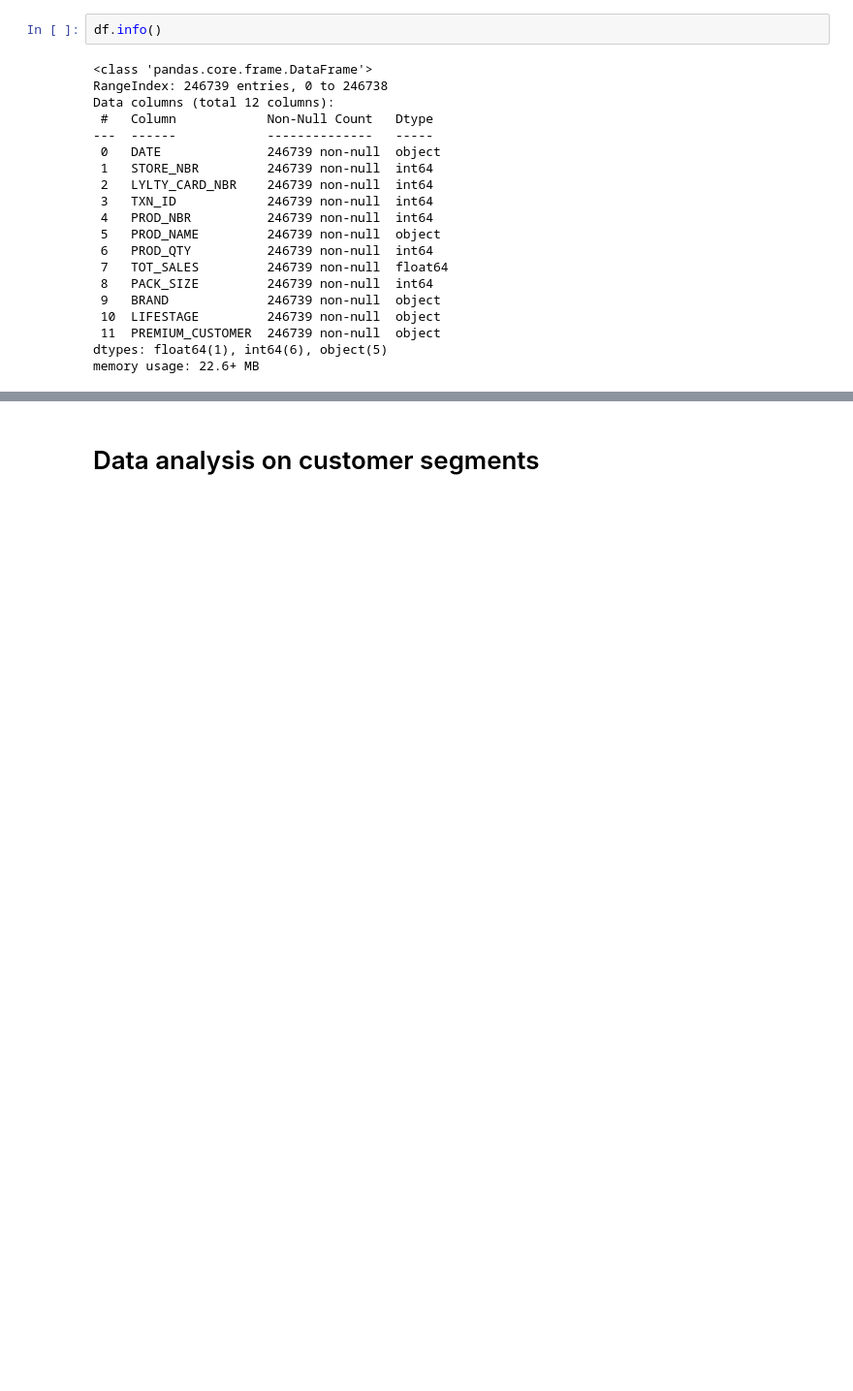
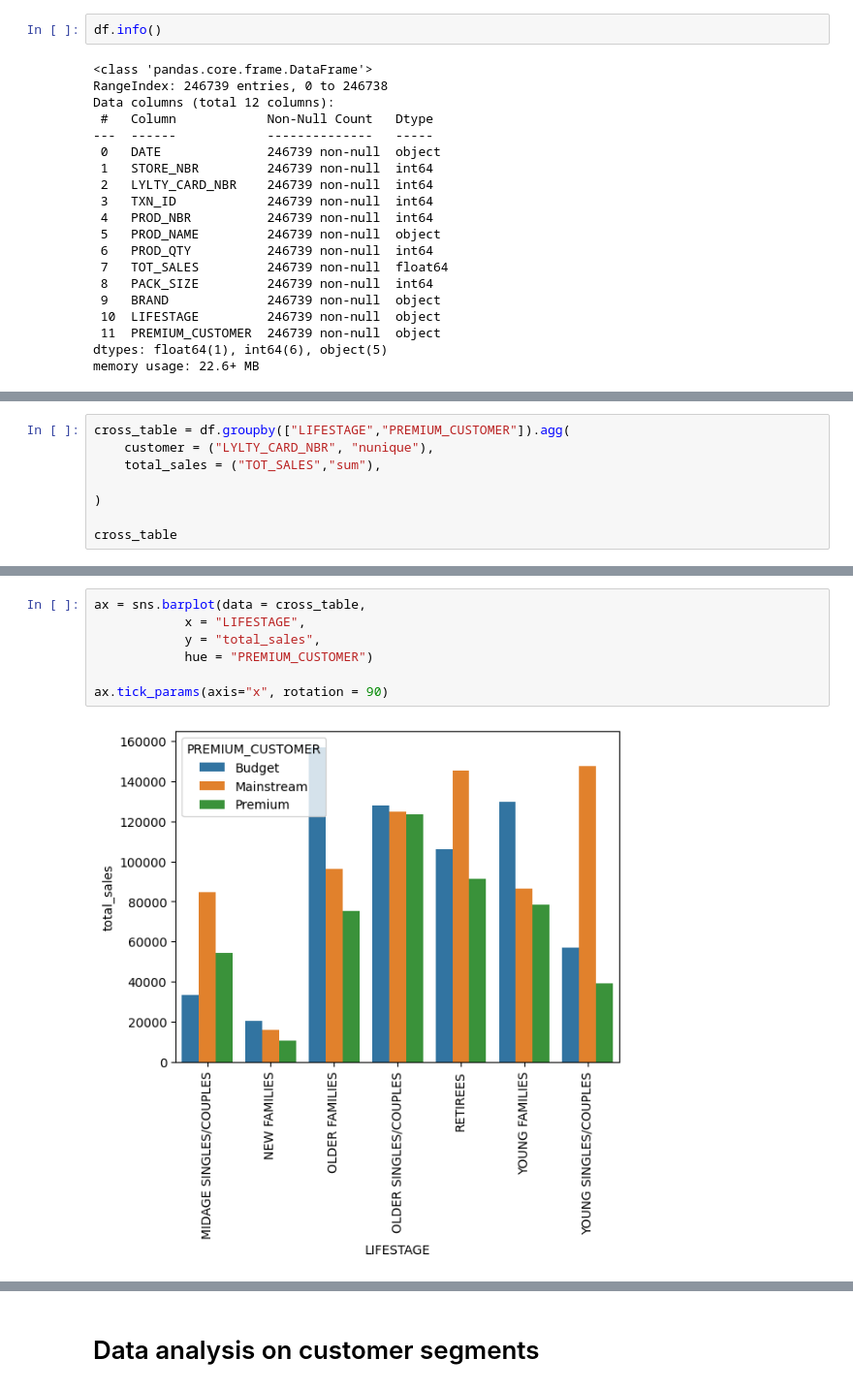
Before and after one commit to Ekatskoropud/Quantium, a Jupyter notebook: Task 1/Data analysis.ipynb, the cells around one changed output, grey strips where cells are left out. Shown at 97% size. Cells and saved outputs as stored; diff of their text form; blank space fills up the shorter version.

```diff
--- a/Task 1/Data analysis.ipynb
+++ b/Task 1/Data analysis.ipynb
@@ -44,0 +96,8 @@ memory usage: 22.6+ MB
+# %%
+cross_table = df.groupby(["LIFESTAGE","PREMIUM_CUSTOMER"]).agg(
+    customer = ("LYLTY_CARD_NBR", "nunique"),
+    total_sales = ("TOT_SALES","sum"),
+
+)
+
+cross_table
@@ -44,0 +123,9 @@ memory usage: 22.6+ MB
+# %%
+ax = sns.barplot(data = cross_table,
+            x = "LIFESTAGE",
+            y = "total_sales",
+            hue = "PREMIUM_CUSTOMER")
+
+ax.tick_params(axis="x", rotation = 90)
+# %% [output]
+[figure, added]
```
Also changed, not shown: parts of 25 cells of this notebook.
